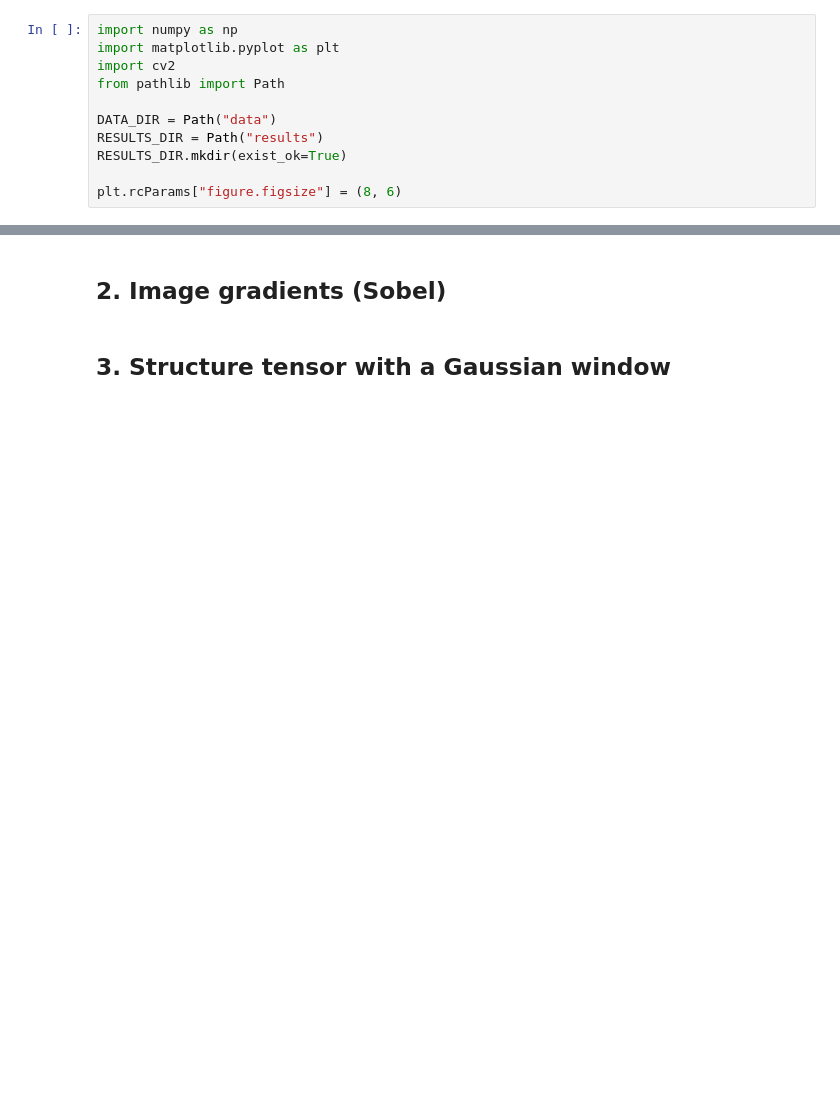
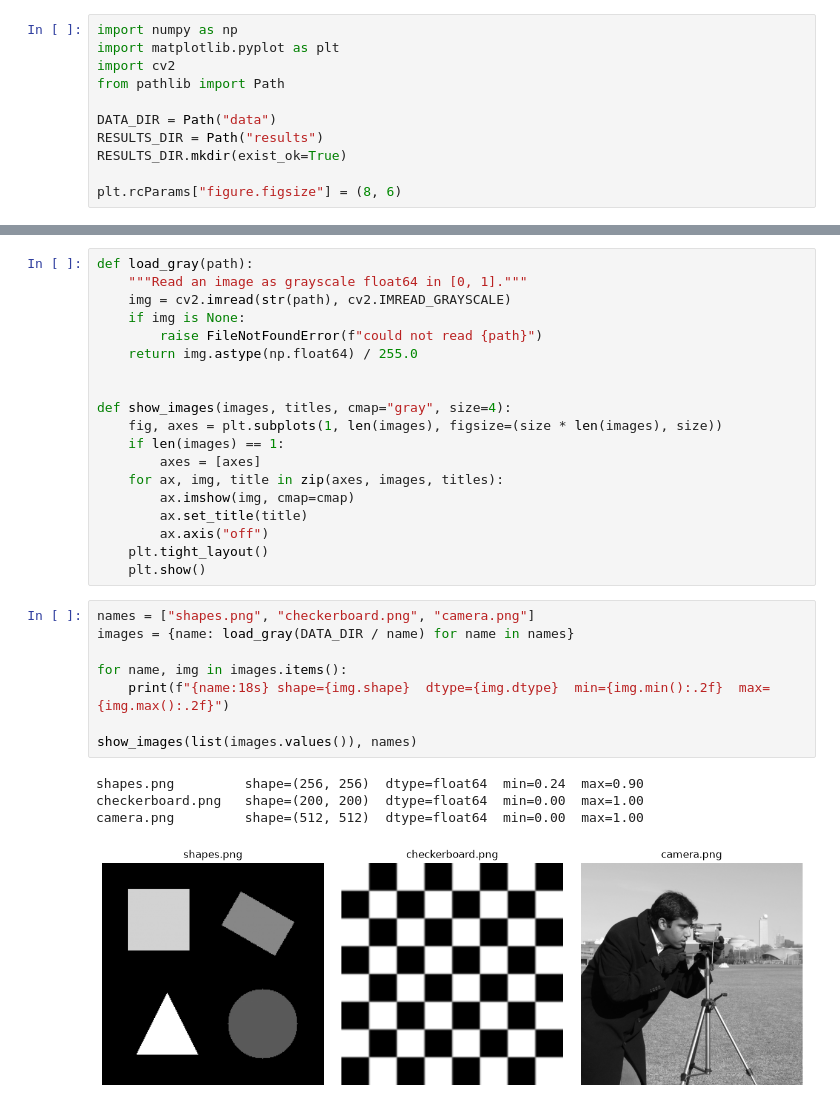
Before and after one commit to erensmsek/INF605-Group15-Harris-Corner, a Jupyter notebook: harris_corner_detector.ipynb, the cells around one changed output, grey strips where cells are left out. Drawn from its saved outputs; the diff is of its cells as text; blank space fills up the shorter version.

Commit message:
Add test images, image loading and Sobel gradients

```diff
--- a/harris_corner_detector.ipynb
+++ b/harris_corner_detector.ipynb
@@ -24,5 +34,33 @@ plt.rcParams["figure.figsize"] = (8, 6)
-# %% [markdown]
-## 2. Image gradients (Sobel)
-# %% [markdown]
-## 3. Structure tensor with a Gaussian window
+# %%
+def load_gray(path):
+    """Read an image as grayscale float64 in [0, 1]."""
+    img = cv2.imread(str(path), cv2.IMREAD_GRAYSCALE)
+    if img is None:
+        raise FileNotFoundError(f"could not read {path}")
+    return img.astype(np.float64) / 255.0
+
+
+def show_images(images, titles, cmap="gray", size=4):
+    fig, axes = plt.subplots(1, len(images), figsize=(size * len(images), size))
+    if len(images) == 1:
+        axes = [axes]
+    for ax, img, title in zip(axes, images, titles):
+        ax.imshow(img, cmap=cmap)
+        ax.set_title(title)
+        ax.axis("off")
+    plt.tight_layout()
+    plt.show()
+# %%
+names = ["shapes.png", "checkerboard.png", "camera.png"]
+images = {name: load_gray(DATA_DIR / name) for name in names}
+
+for name, img in images.items():
+    print(f"{name:18s} shape={img.shape}  dtype={img.dtype}  min={img.min():.2f}  max={img.max():.2f}")
+
+show_images(list(images.values()), names)
+# %% [output]
+shapes.png         shape=(256, 256)  dtype=float64  min=0.24  max=0.90
+checkerboard.png   shape=(200, 200)  dtype=float64  min=0.00  max=1.00
+camera.png         shape=(512, 512)  dtype=float64  min=0.00  max=1.00
+[figure, added]
 # %% [markdown]
```
Also changed, not shown: parts of 23 cells of this notebook, 4 other files.
